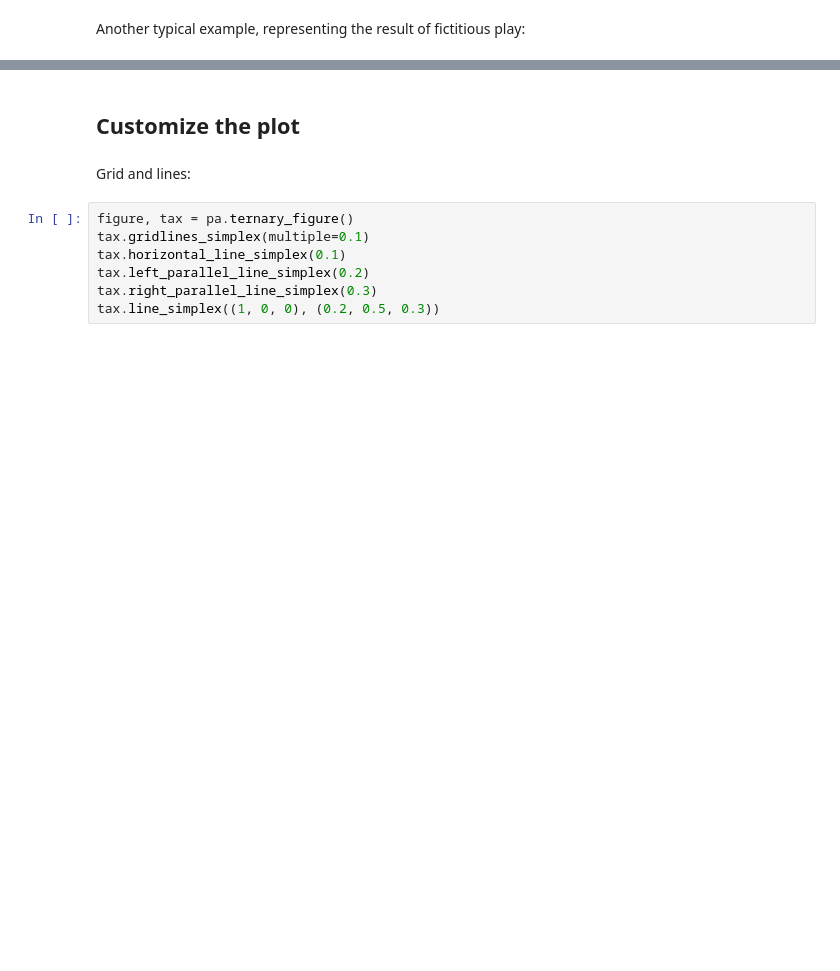
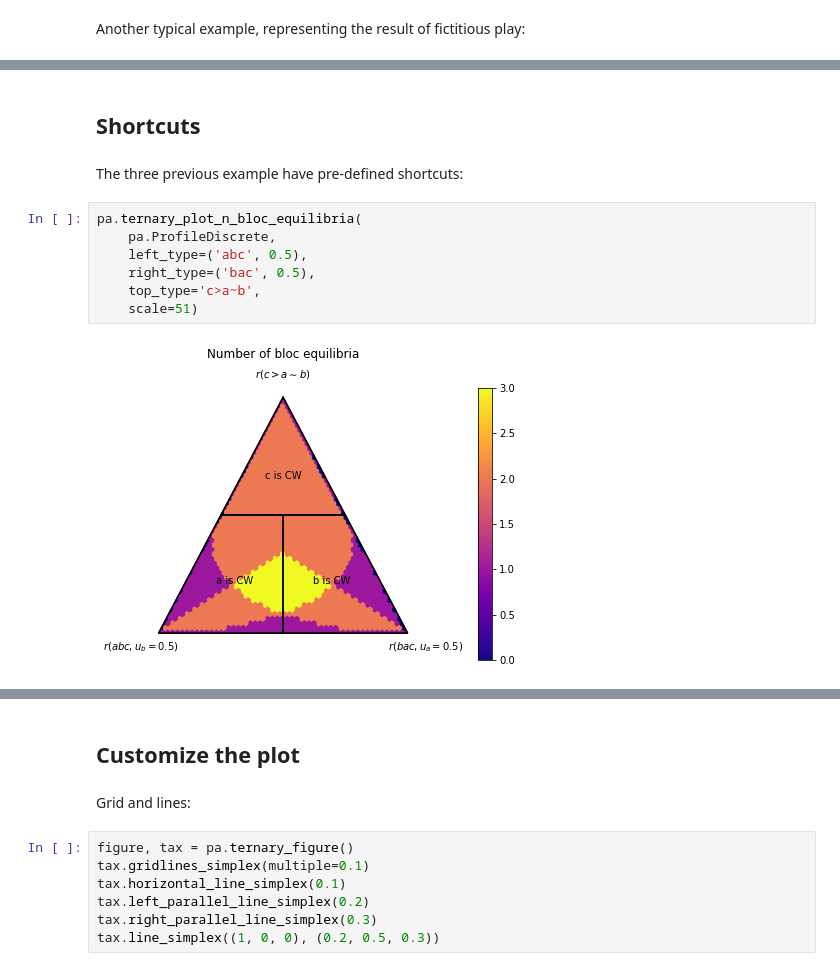
Before and after one commit to francois-durand/poisson_approval, a Jupyter notebook: docs/tutorials/tutorial_ternary_plots.ipynb, the cells around one changed output, grey strips where cells are left out. Cells and saved outputs as stored; diff of their text form; blank space fills up the shorter version.

```diff
--- a/docs/tutorials/tutorial_ternary_plots.ipynb
+++ b/docs/tutorials/tutorial_ternary_plots.ipynb
@@ -81,0 +81,13 @@ tax.annotate_condorcet('cab', 'abc', 'bac')
+# %% [markdown]
+## Shortcuts
+# %% [markdown]
+The three previous example have pre-defined shortcuts:
+# %%
+pa.ternary_plot_n_bloc_equilibria(
+    pa.ProfileDiscrete,
+    left_type=('abc', 0.5),
+    right_type=('bac', 0.5),
+    top_type='c>a~b',
+    scale=51)
+# %% [output]
+[figure, added]
```
Also changed, not shown: parts of 8 cells of this notebook, 8 other files.
